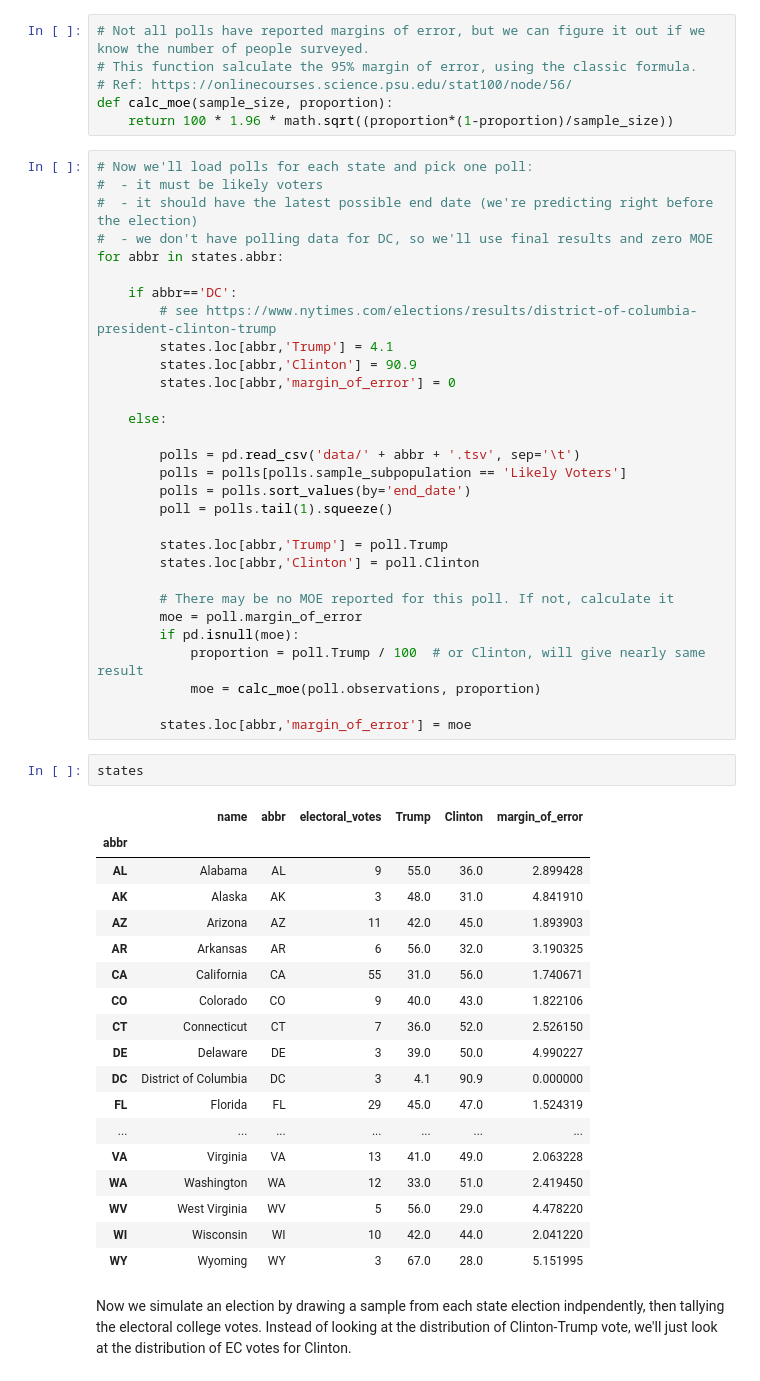
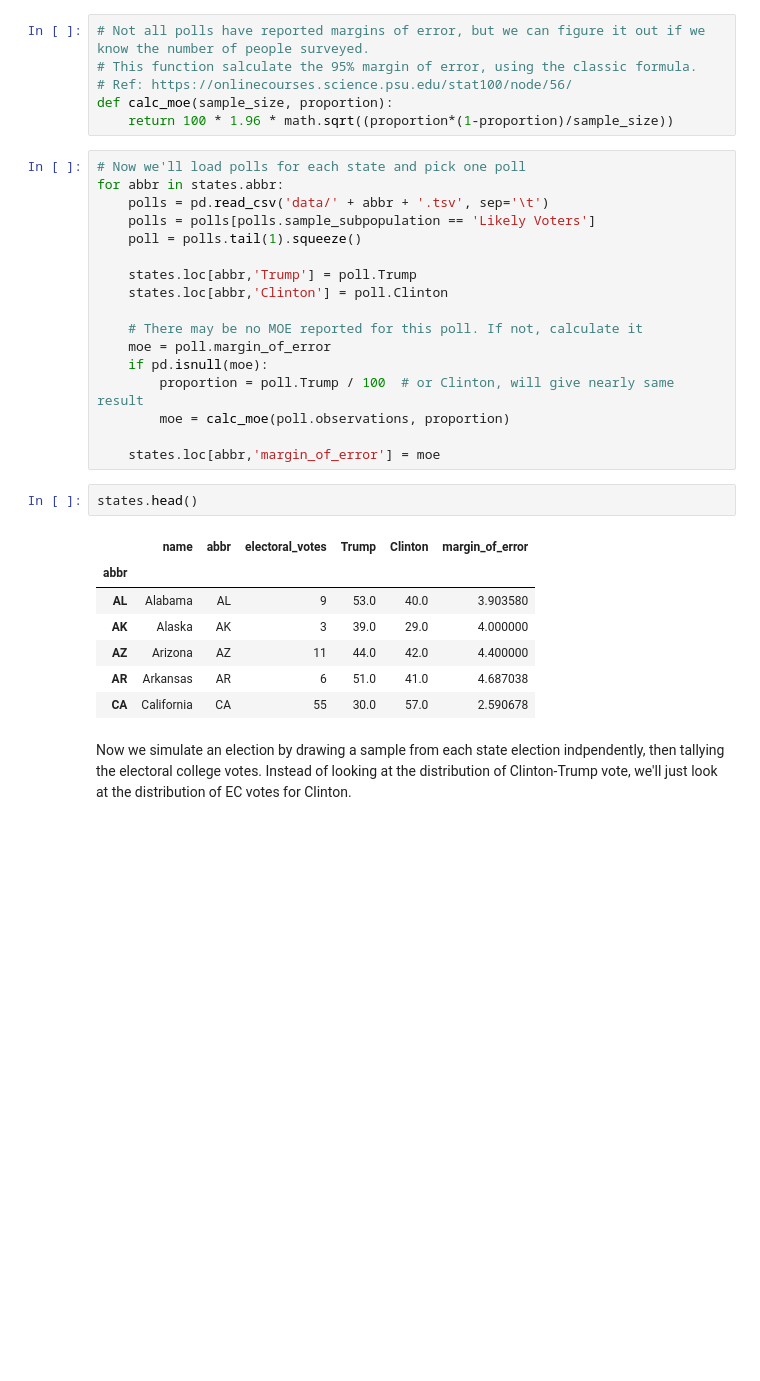
Before and after one commit to jstray/lede-algorithms, a Jupyter notebook: week-6/week-6-1-election-prediction.ipynb, the cells around one changed output. Cells and saved outputs as stored; diff of their text form; blank space fills up the shorter version.

```diff
--- a/week-6/week-6-1-election-prediction.ipynb
+++ b/week-6/week-6-1-election-prediction.ipynb
@@ -206,56 +206,32 @@ states.head()
 def calc_moe(sample_size, proportion):
     return 100 * 1.96 * math.sqrt((proportion*(1-proportion)/sample_size))
 # %%
-# Now we'll load polls for each state and pick one poll:
-#  - it must be likely voters
-#  - it should have the latest possible end date (we're predicting right before the election)
-#  - we don't have polling data for DC, so we'll use final results and zero MOE
+# Now we'll load polls for each state and pick one poll
 for abbr in states.abbr:
+    polls = pd.read_csv('data/' + abbr + '.tsv', sep='\t')
+    polls = polls[polls.sample_subpopulation == 'Likely Voters']
+    poll = polls.tail(1).squeeze()
 
-    if abbr=='DC':
-        # see https://www.nytimes.com/elections/results/district-of-columbia-president-clinton-trump
-        states.loc[abbr,'Trump'] = 4.1
-        states.loc[abbr,'Clinton'] = 90.9
-        states.loc[abbr,'margin_of_error'] = 0
+    states.loc[abbr,'Trump'] = poll.Trump
+    states.loc[abbr,'Clinton'] = poll.Clinton
 
-    else:
+    # There may be no MOE reported for this poll. If not, calculate it
+    moe = poll.margin_of_error
+    if pd.isnull(moe):
+        proportion = poll.Trump / 100  # or Clinton, will give nearly same result
+        moe = calc_moe(poll.observations, proportion)
 
-        polls = pd.read_csv('data/' + abbr + '.tsv', sep='\t')
-        polls = polls[polls.sample_subpopulation == 'Likely Voters']
-        polls = polls.sort_values(by='end_date')
-        poll = polls.tail(1).squeeze()
-
-        states.loc[abbr,'Trump'] = poll.Trump
-        states.loc[abbr,'Clinton'] = poll.Clinton
-
-        # There may be no MOE reported for this poll. If not, calculate it
-        moe = poll.margin_of_error
-        if pd.isnull(moe):
-            proportion = poll.Trump / 100  # or Clinton, will give nearly same result
-            moe = calc_moe(poll.observations, proportion)
-
-        states.loc[abbr,'margin_of_error'] = moe
+    states.loc[abbr,'margin_of_error'] = moe
 # %%
-states
+states.head()
 # %% [output]
 |  | name | abbr | electoral_votes | Trump | Clinton | margin_of_error |
 | abbr |  |  |  |  |  |  |
-| AL | Alabama | AL | 9 | 55.0 | 36.0 | 2.899428 |
-| AK | Alaska | AK | 3 | 48.0 | 31.0 | 4.841910 |
-| AZ | Arizona | AZ | 11 | 42.0 | 45.0 | 1.893903 |
-| AR | Arkansas | AR | 6 | 56.0 | 32.0 | 3.190325 |
-| CA | California | CA | 55 | 31.0 | 56.0 | 1.740671 |
-| CO | Colorado | CO | 9 | 40.0 | 43.0 | 1.822106 |
-| CT | Connecticut | CT | 7 | 36.0 | 52.0 | 2.526150 |
-| DE | Delaware | DE | 3 | 39.0 | 50.0 | 4.990227 |
-| DC | District of Columbia | DC | 3 | 4.1 | 90.9 | 0.000000 |
-| FL | Florida | FL | 29 | 45.0 | 47.0 | 1.524319 |
-| ... | ... | ... | ... | ... | ... | ... |
-| VA | Virginia | VA | 13 | 41.0 | 49.0 | 2.063228 |
-| WA | Washington | WA | 12 | 33.0 | 51.0 | 2.419450 |
-| WV | West Virginia | WV | 5 | 56.0 | 29.0 | 4.478220 |
-| WI | Wisconsin | WI | 10 | 42.0 | 44.0 | 2.041220 |
-| WY | Wyoming | WY | 3 | 67.0 | 28.0 | 5.151995 |
+| AL | Alabama | AL | 9 | 53.0 | 40.0 | 3.903580 |
+| AK | Alaska | AK | 3 | 39.0 | 29.0 | 4.000000 |
+| AZ | Arizona | AZ | 11 | 44.0 | 42.0 | 4.400000 |
+| AR | Arkansas | AR | 6 | 51.0 | 41.0 | 4.687038 |
+| CA | California | CA | 55 | 30.0 | 57.0 | 2.590678 |
 # %% [markdown]
 Now we simulate an election by drawing a sample from each state election indpendently, then tallying the electoral college votes. Instead of looking at the distribution of Clinton-Trump vote, we'll just look at the distribution of EC votes for Clinton.
 # %%
```
Also changed, not shown: parts of 20 cells of this notebook, 3 other files.
